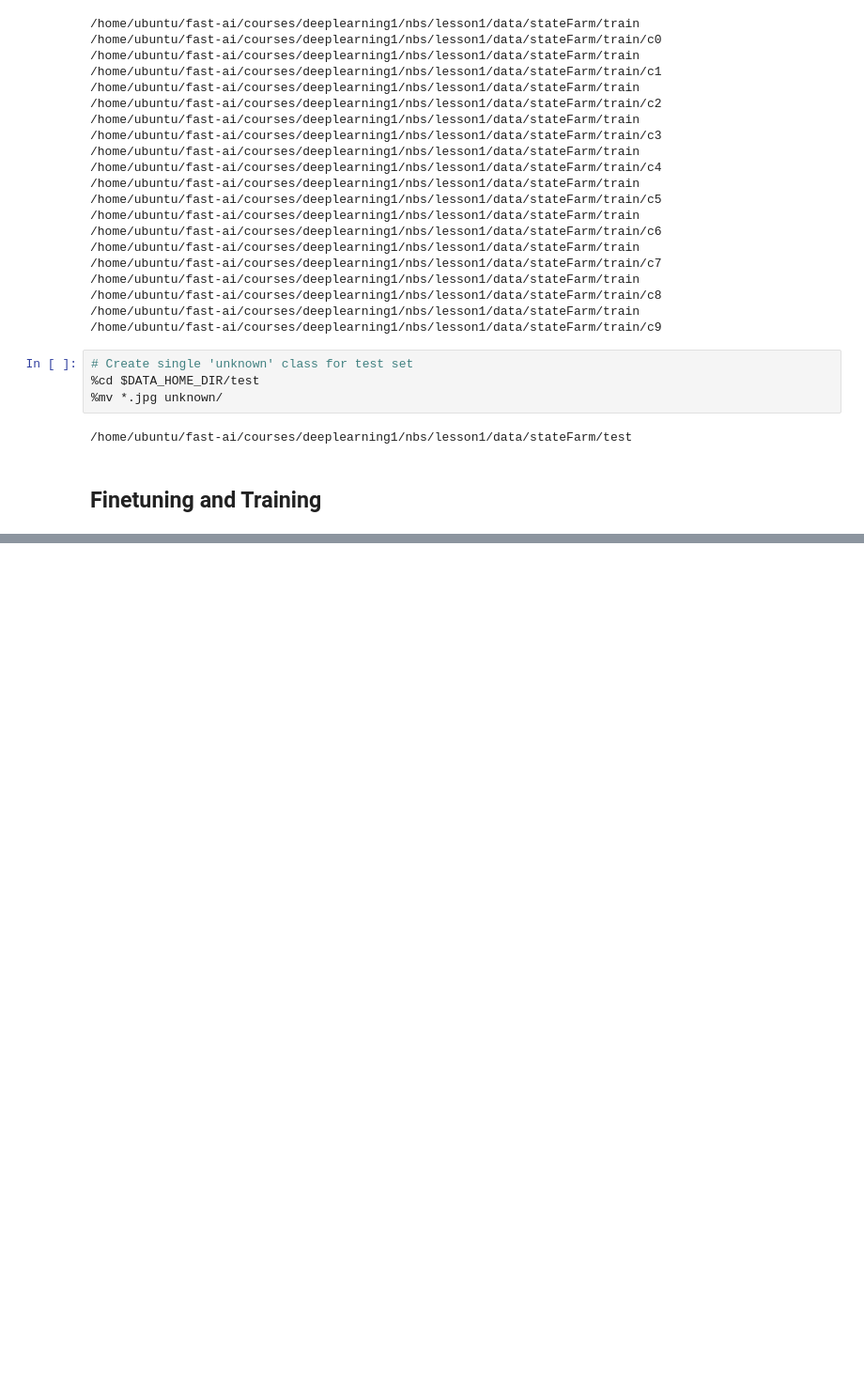
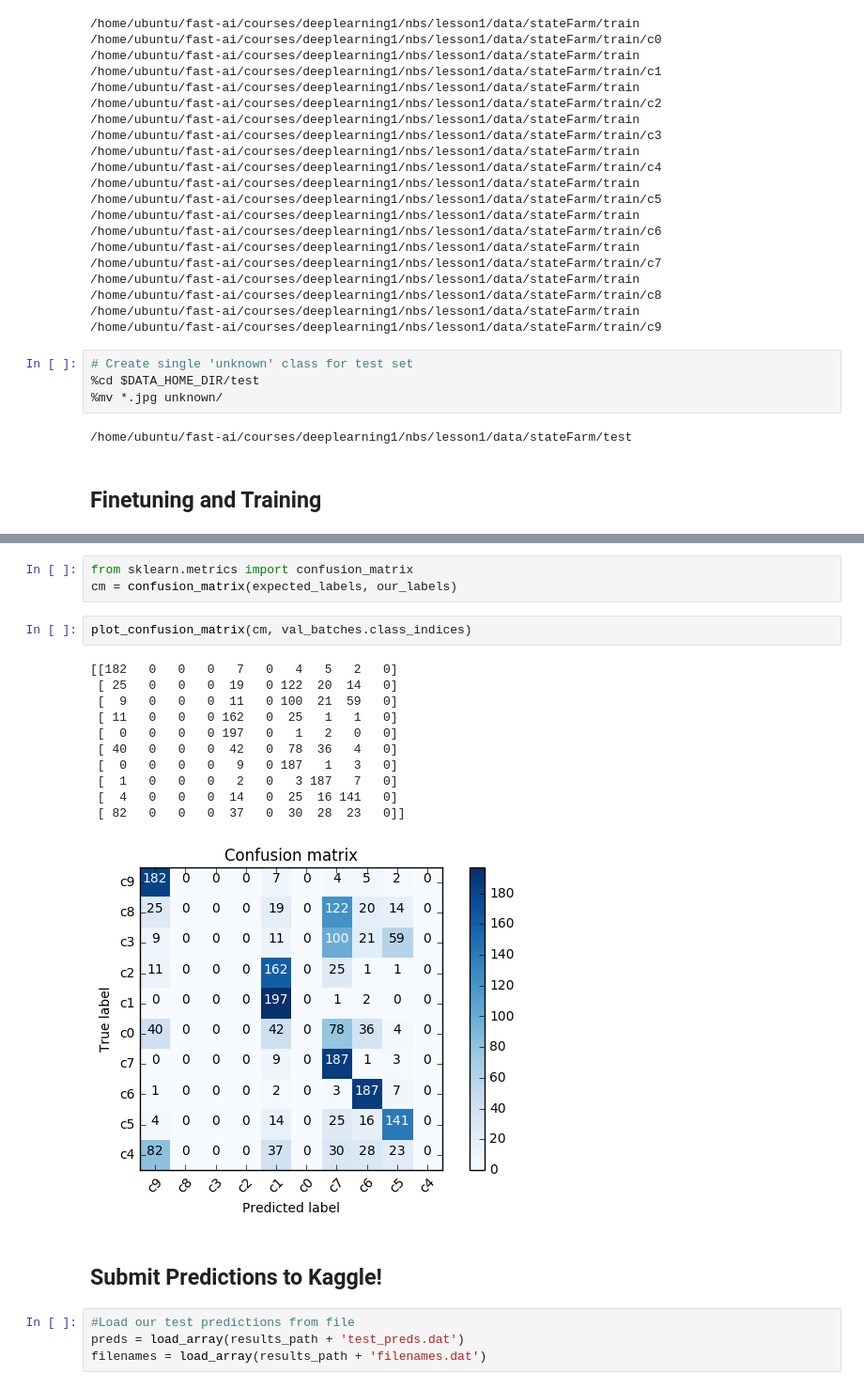
Before and after one commit to smnajid/courses, a Jupyter notebook: deeplearning1/nbs/lesson1/state-farm.ipynb, the cells around one changed output, grey strips where cells are left out. Shown at 94% size. Drawn from its saved outputs; the diff is of its cells as text; blank space fills up the shorter version.

```diff
--- a/deeplearning1/nbs/lesson1/state-farm.ipynb
+++ b/deeplearning1/nbs/lesson1/state-farm.ipynb
@@ -119,0 +277,23 @@ valid_path=path + '/valid/'
+# %%
+from sklearn.metrics import confusion_matrix
+cm = confusion_matrix(expected_labels, our_labels)
+# %%
+plot_confusion_matrix(cm, val_batches.class_indices)
+# %% [output]
+[[182   0   0   0   7   0   4   5   2   0]
+ [ 25   0   0   0  19   0 122  20  14   0]
+ [  9   0   0   0  11   0 100  21  59   0]
+ [ 11   0   0   0 162   0  25   1   1   0]
+ [  0   0   0   0 197   0   1   2   0   0]
+ [ 40   0   0   0  42   0  78  36   4   0]
+ [  0   0   0   0   9   0 187   1   3   0]
+ [  1   0   0   0   2   0   3 187   7   0]
+ [  4   0   0   0  14   0  25  16 141   0]
+ [ 82   0   0   0  37   0  30  28  23   0]]
+[figure, added]
+# %% [markdown]
+## Submit Predictions to Kaggle!
+# %%
+#Load our test predictions from file
+preds = load_array(results_path + 'test_preds.dat')
+filenames = load_array(results_path + 'filenames.dat')
```
Also changed, not shown: parts of 27 cells of this notebook, 1 other file.
